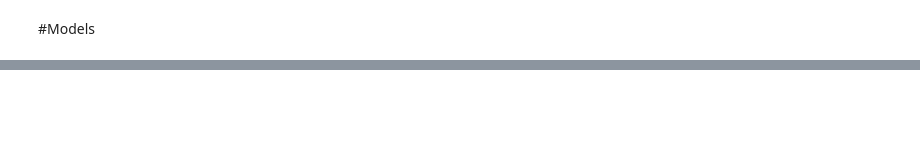
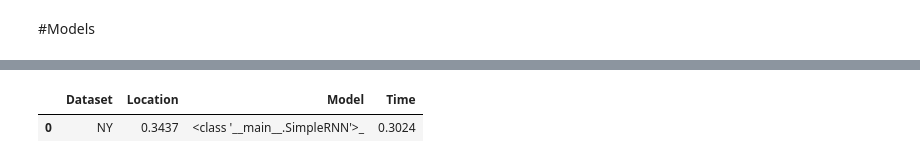
Before and after one commit to juglar-diaz/SpatioTemporal_TextData, a Jupyter notebook: RepresentRNN.ipynb, the cells around one changed output, grey strips where cells are left out. Drawn from its saved outputs; the diff is of its cells as text; code cells hidden in the pictures; blank space fills up the shorter version.

```diff
--- a/RepresentRNN.ipynb
+++ b/RepresentRNN.ipynb
@@ -760,0 +1151,38 @@ NameError: ignored
+# %%
+%%time
+translate = {'w':'Text','l':'Location','t':'Time'}
+trainsets = [trainST, trainLA, trainNY]
+testsets = [testST, testLA, testNY]
+namesets = ['Santiago','LA','NY']
+#results = {'Model':[],'Dataset':[],  'Text':[], 'Location':[],'Time':[]}
+results = {'Model':[],'Dataset':[], 'Location':[],'Time':[]}
+
+for train,test,name in list(zip(trainsets, testsets, namesets))[2:]:
+
+    dims = [50,100]
+
+
+
+    batchs = [1000,500,250,100]
+
+
+    for dim in dims:
+        for batch in batchs:
+            model = SimpleRNN()
+            model.fit_batch(train, embedding_dims=dim, num_epochs=10, hidden_size=dim, batch_size=batch)
+
+            for predict_type in 'lt':
+                resultsp, results_targets = model.predict(test, predict_type=predict_type)
+                mrr1 = model.mrr(resultsp, results_targets)[0]
+                print(mrr1)
+                print("mrr")
+
+                results[translate[predict_type]].append(mrr1)
+
+            results['Dataset'].append(name)
+
+            results['Model'].append(str(type(model))+'_'+str())
+
+            df = pd.DataFrame(results)
+
+            df.to_csv('resultsemb2.df')
@@ -760,0 +1208,5 @@ NameError: ignored
+# %%
+df.head()
+# %% [output]
+|  | Dataset | Location | Model | Time |
+| 0 | NY | 0.3437 | <class '__main__.SimpleRNN'>_ | 0.3024 |
```
Also changed, not shown: parts of 21 cells of this notebook.
